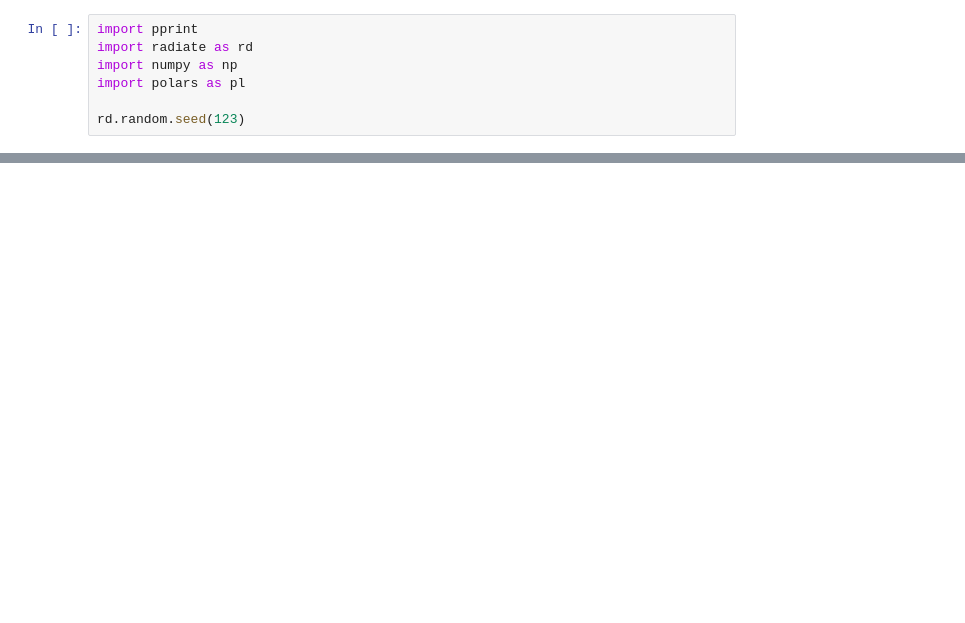
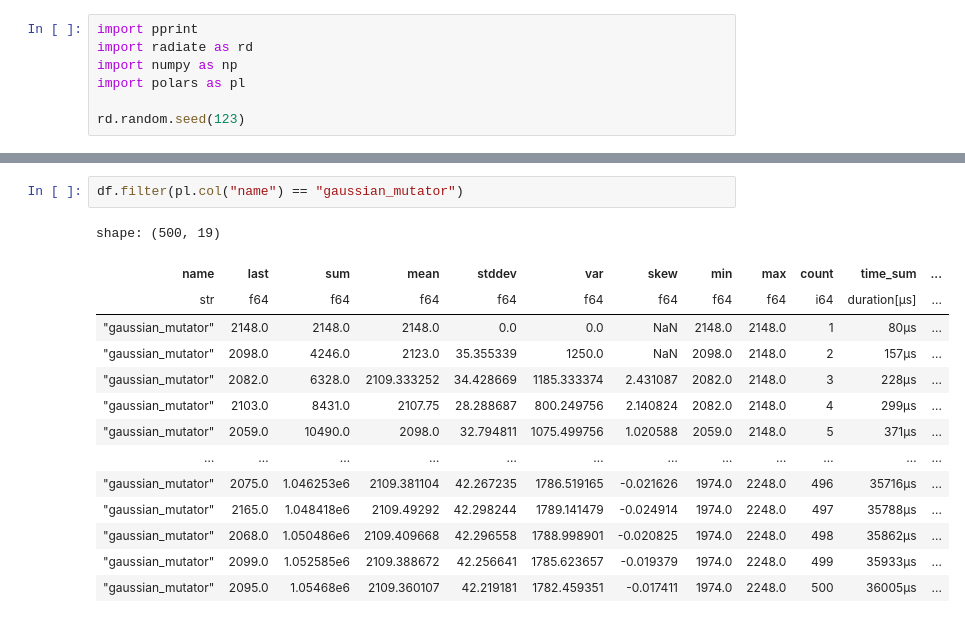
Before and after one commit to pkalivas/radiate, a Jupyter notebook: examples/python/simple_nn.ipynb, the cells around one changed output, grey strips where cells are left out. Saved outputs shown, nothing was run; the diff lists cells and outputs as text; blank space fills up the shorter version.

```diff
--- a/examples/python/simple_nn.ipynb
+++ b/examples/python/simple_nn.ipynb
@@ -238,0 +153,17 @@ shape: (334, 4)
+# %%
+df.filter(pl.col("name") == "gaussian_mutator")
+# %% [output]
+shape: (500, 19)
+| name | last | sum | mean | stddev | var | skew | min | max | count | time_sum | ... |
+| str | f64 | f64 | f64 | f64 | f64 | f64 | f64 | f64 | i64 | duration[μs] | ... |
+| "gaussian_mutator" | 2148.0 | 2148.0 | 2148.0 | 0.0 | 0.0 | NaN | 2148.0 | 2148.0 | 1 | 80µs | ... |
+| "gaussian_mutator" | 2098.0 | 4246.0 | 2123.0 | 35.355339 | 1250.0 | NaN | 2098.0 | 2148.0 | 2 | 157µs | ... |
+| "gaussian_mutator" | 2082.0 | 6328.0 | 2109.333252 | 34.428669 | 1185.333374 | 2.431087 | 2082.0 | 2148.0 | 3 | 228µs | ... |
+| "gaussian_mutator" | 2103.0 | 8431.0 | 2107.75 | 28.288687 | 800.249756 | 2.140824 | 2082.0 | 2148.0 | 4 | 299µs | ... |
+| "gaussian_mutator" | 2059.0 | 10490.0 | 2098.0 | 32.794811 | 1075.499756 | 1.020588 | 2059.0 | 2148.0 | 5 | 371µs | ... |
+| … | … | … | … | … | … | … | … | … | … | … | ... |
+| "gaussian_mutator" | 2075.0 | 1.046253e6 | 2109.381104 | 42.267235 | 1786.519165 | -0.021626 | 1974.0 | 2248.0 | 496 | 35716µs | ... |
+| "gaussian_mutator" | 2165.0 | 1.048418e6 | 2109.49292 | 42.298244 | 1789.141479 | -0.024914 | 1974.0 | 2248.0 | 497 | 35788µs | ... |
+| "gaussian_mutator" | 2068.0 | 1.050486e6 | 2109.409668 | 42.296558 | 1788.998901 | -0.020825 | 1974.0 | 2248.0 | 498 | 35862µs | ... |
+| "gaussian_mutator" | 2099.0 | 1.052585e6 | 2109.388672 | 42.256641 | 1785.623657 | -0.019379 | 1974.0 | 2248.0 | 499 | 35933µs | ... |
+| "gaussian_mutator" | 2095.0 | 1.05468e6 | 2109.360107 | 42.219181 | 1782.459351 | -0.017411 | 1974.0 | 2248.0 | 500 | 36005µs | ... |
```
Also changed, not shown: parts of 9 cells of this notebook, 21 other files.
